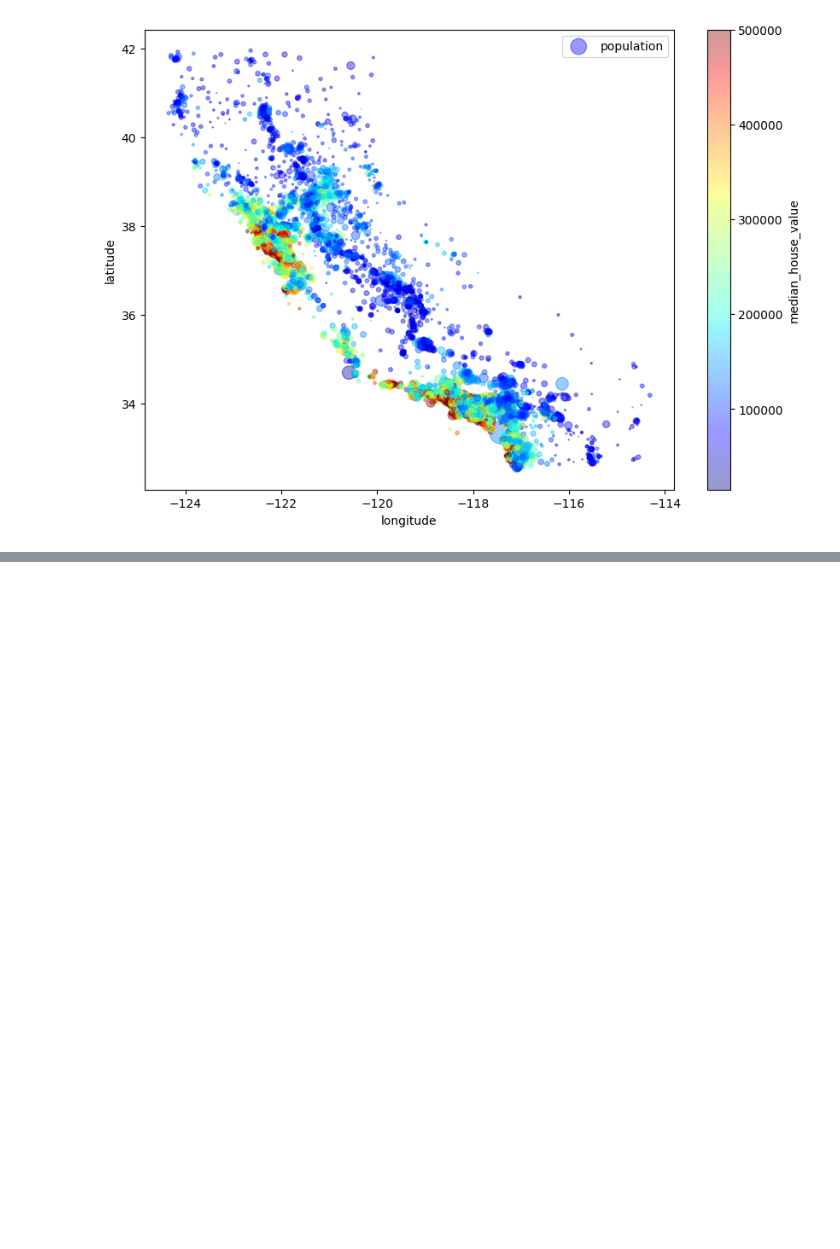
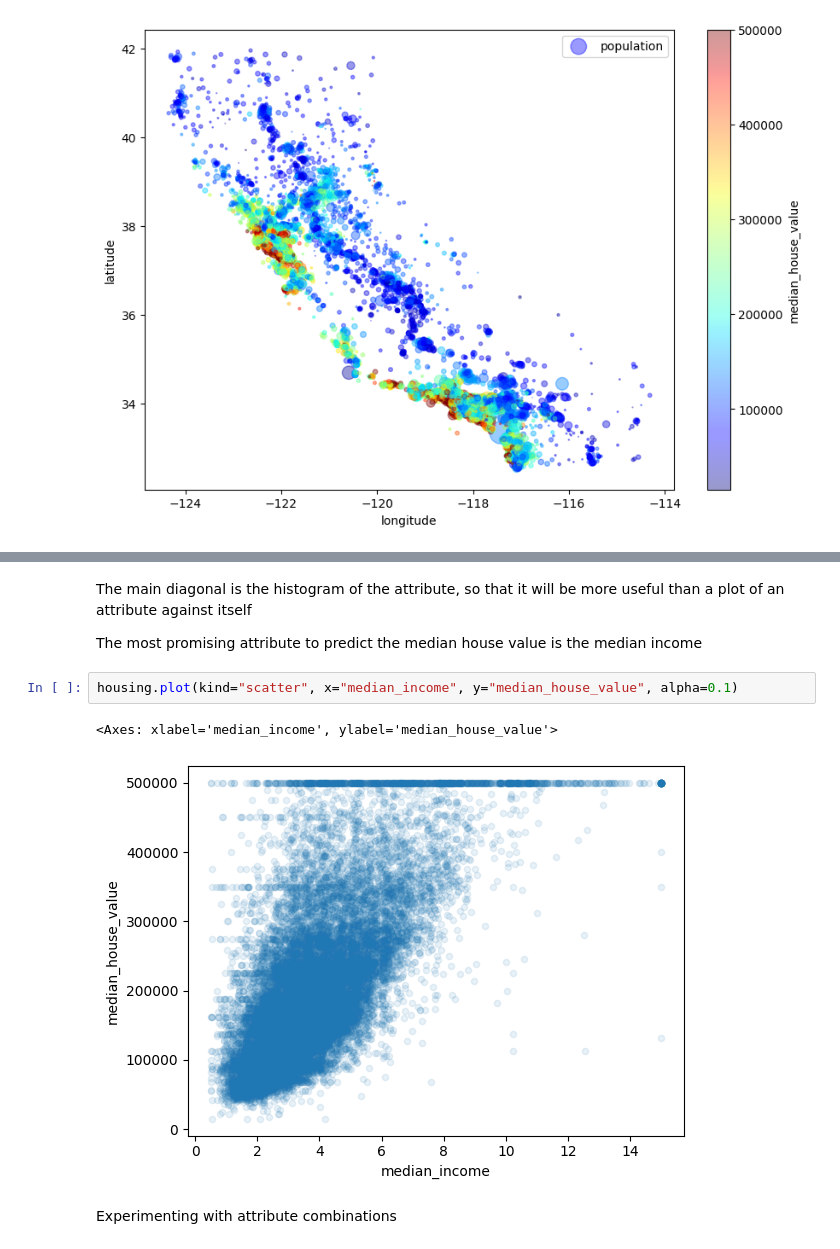
Before and after one commit to jakelis/Machine_learning_project_practice, a Jupyter notebook: main.ipynb, the cells around one changed output, grey strips where cells are left out. Drawn from its saved outputs; the diff is of its cells as text; blank space fills up the shorter version.

```diff
--- a/main.ipynb
+++ b/main.ipynb
@@ -139,0 +182,11 @@ plt.legend()
+# %% [markdown]
+The main diagonal is the histogram of the attribute, so that it will be more useful than a plot of an attribute against itself
+
+The most promising attribute to predict the median house value is the median income
+# %%
+housing.plot(kind="scatter", x="median_income", y="median_house_value", alpha=0.1)
+# %% [output]
+<Axes: xlabel='median_income', ylabel='median_house_value'>
+[figure, added]
+# %% [markdown]
+Experimenting with attribute combinations
```
Also changed, not shown: parts of 19 cells of this notebook.
